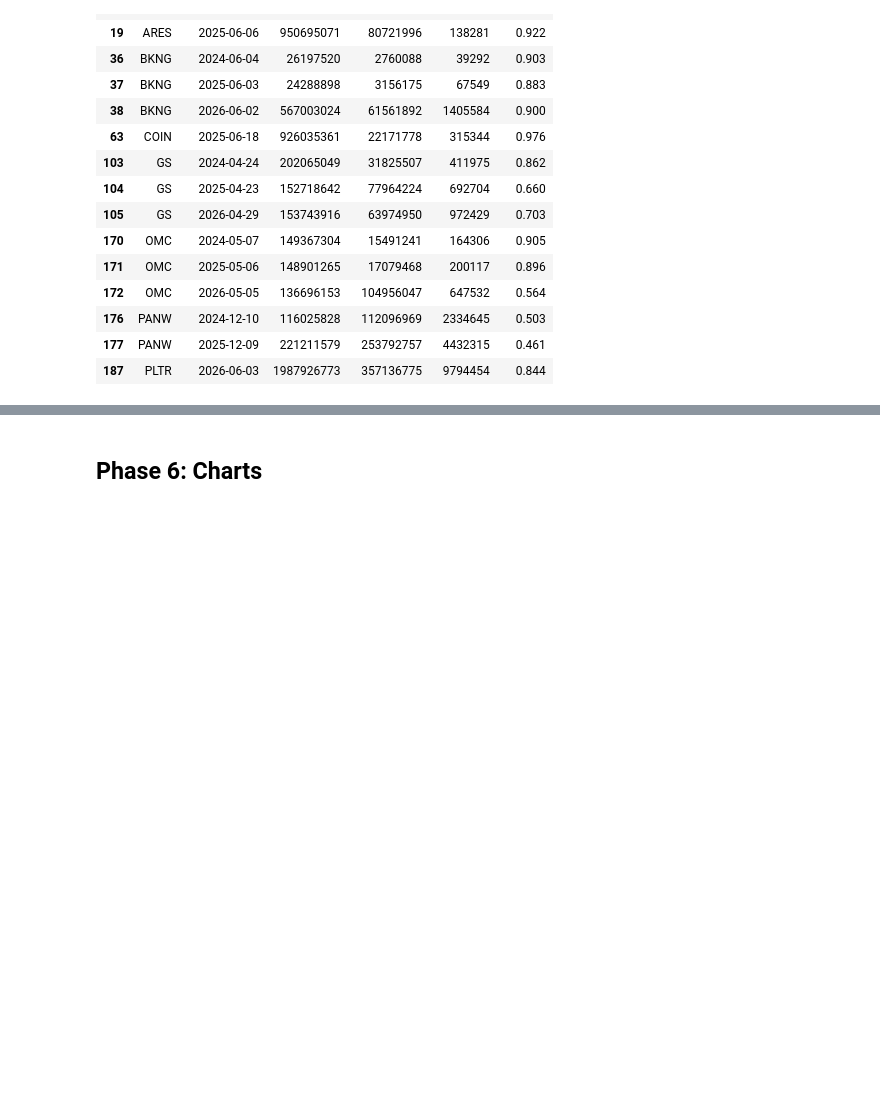
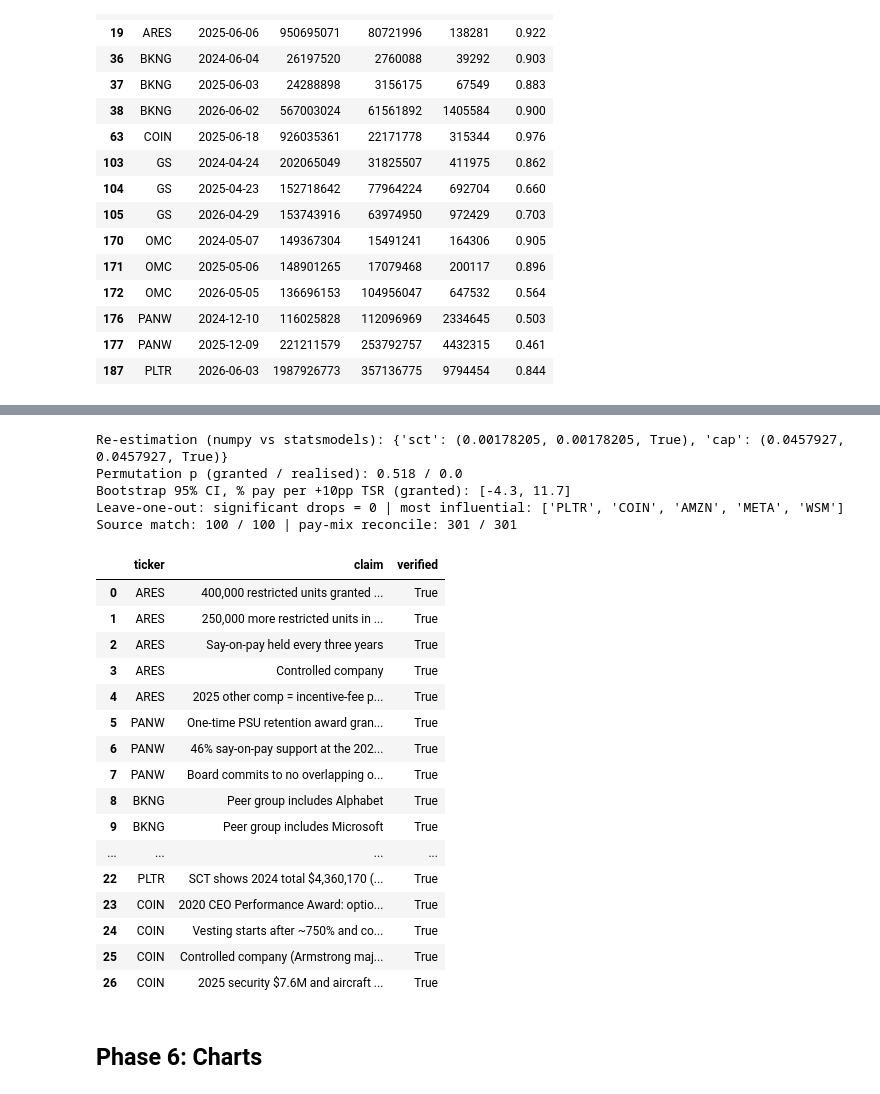
Before and after one commit to tylerq05-maker/ceo-pay-vs-performance, a Jupyter notebook: notebooks/analysis.ipynb, the cells around one changed output, grey strips where cells are left out. Saved outputs shown, nothing was run; the diff lists cells and outputs as text; code cells hidden in the pictures; blank space fills up the shorter version.

```diff
--- a/notebooks/analysis.ipynb
+++ b/notebooks/analysis.ipynb
@@ -452,0 +459,11 @@ for tk in ["PANW", "GS", "OMC"]:
+# %%
+stg = results["strategy"]
+rows = []
+for k, v in stg["cohorts"].items():
+    m = v["measures"]["capm_abnormal"]
+    rows.append({"cohort": k, "pay window": v["pay_window"], "formed": v["formation"], "years held": round(v["years_held"], 2),
+                 "n": v["n"], "rank IC": m["rank_ic"]["spearman_rho"], "IC p": m["rank_ic"]["spearman_p"],
+                 "Q5-Q1 median": m["q5_minus_q1_median"], "Mann-Whitney p": m["mannwhitney_p"],
+                 "Q5-Q1 winsorised mean": m["q5_minus_q1_winsor"], "Q5-Q1 raw mean": m["q5_minus_q1"],
+                 "top mover": m["top_movers"][0]["ticker"]})
+pd.DataFrame(rows).set_index("cohort")
@@ -453,3 +497,34 @@ for tk in ["PANW", "GS", "OMC"]:
+# %%
+val = json.loads((ROOT / "output" / "validation" / "validation.json").read_text())
+print("Re-estimation (numpy vs statsmodels):", {k: (round(v["numpy_tsr"], 8), round(v["statsmodels_tsr"], 8), v["pass"]) for k, v in val["reestimation"].items()})
+print("Permutation p (granted / realised):", val["permutation"]["sct"]["perm_p_two_sided"], "/", val["permutation"]["cap"]["perm_p_two_sided"])
+print("Bootstrap 95% CI, % pay per +10pp TSR (granted):", [round(x, 1) for x in val["bootstrap"]["sct"]["ci95_pct_pay_per_10pp"]])
+print("Leave-one-out: significant drops =", val["influence"]["n_drops_significant_5pct"], "| most influential:", [x["ticker"] for x in val["influence"]["most_influential"]])
+print("Source match:", val["source_match"]["sct_found"], "/", val["source_match"]["n"], "| pay-mix reconcile:", val["mix_reconciliation"]["xbrl_match_pass"], "/", val["mix_reconciliation"]["rows"])
+pd.DataFrame(val["claims"])[["ticker", "claim", "verified"]]
+# %% [output]
+Re-estimation (numpy vs statsmodels): {'sct': (0.00178205, 0.00178205, True), 'cap': (0.0457927, 0.0457927, True)}
+Permutation p (granted / realised): 0.518 / 0.0
+Bootstrap 95% CI, % pay per +10pp TSR (granted): [-4.3, 11.7]
+Leave-one-out: significant drops = 0 | most influential: ['PLTR', 'COIN', 'AMZN', 'META', 'WSM']
+Source match: 100 / 100 | pay-mix reconcile: 301 / 301
+|  | ticker | claim | verified |
+| 0 | ARES | 400,000 restricted units granted ... | True |
+| 1 | ARES | 250,000 more restricted units in ... | True |
+| 2 | ARES | Say-on-pay held every three years | True |
+| 3 | ARES | Controlled company | True |
+| 4 | ARES | 2025 other comp = incentive-fee p... | True |
+| 5 | PANW | One-time PSU retention award gran... | True |
+| 6 | PANW | 46% say-on-pay support at the 202... | True |
+| 7 | PANW | Board commits to no overlapping o... | True |
+| 8 | BKNG | Peer group includes Alphabet | True |
+| 9 | BKNG | Peer group includes Microsoft | True |
+| ... | ... | ... | ... |
+| 22 | PLTR | SCT shows 2024 total $4,360,170 (... | True |
+| 23 | COIN | 2020 CEO Performance Award: optio... | True |
+| 24 | COIN | Vesting starts after ~750% and co... | True |
+| 25 | COIN | Controlled company (Armstrong maj... | True |
+| 26 | COIN | 2025 security $7.6M and aircraft ... | True |
 # %% [markdown]
 ## Phase 6: Charts
 # %%
```
Also changed, not shown: parts of 6 cells of this notebook, 9 other files.
